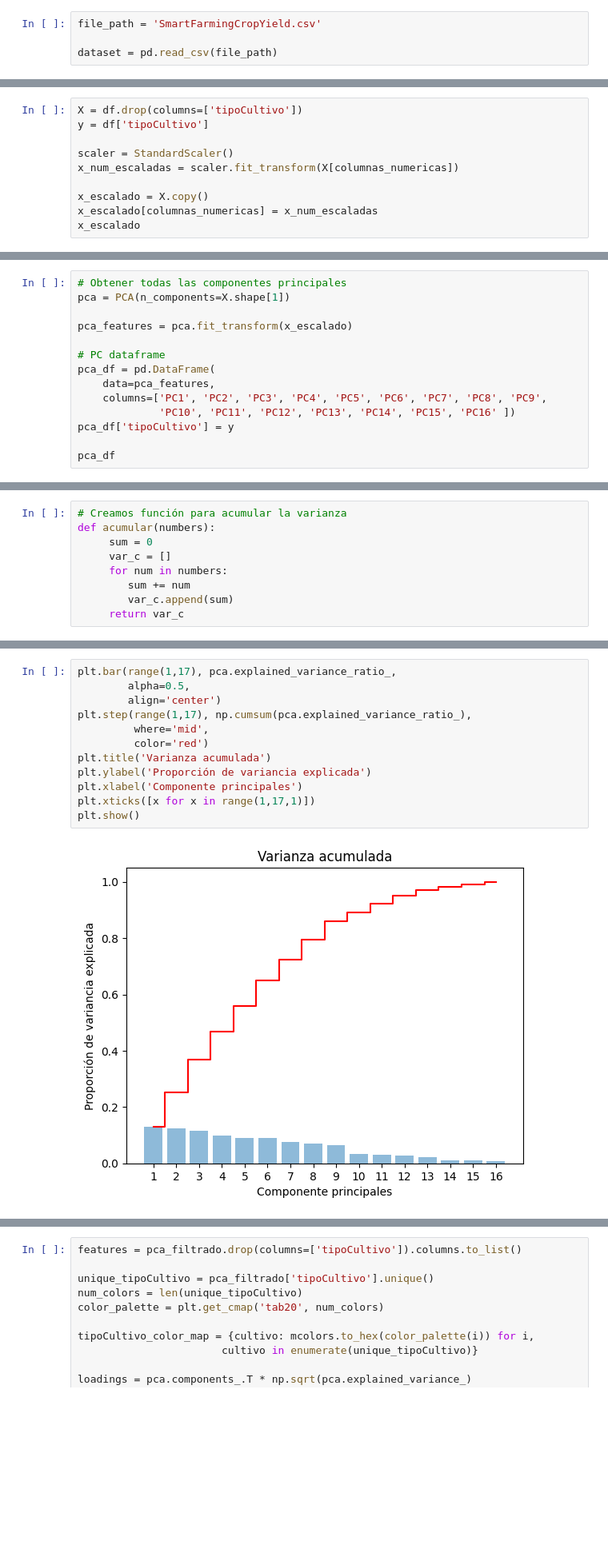
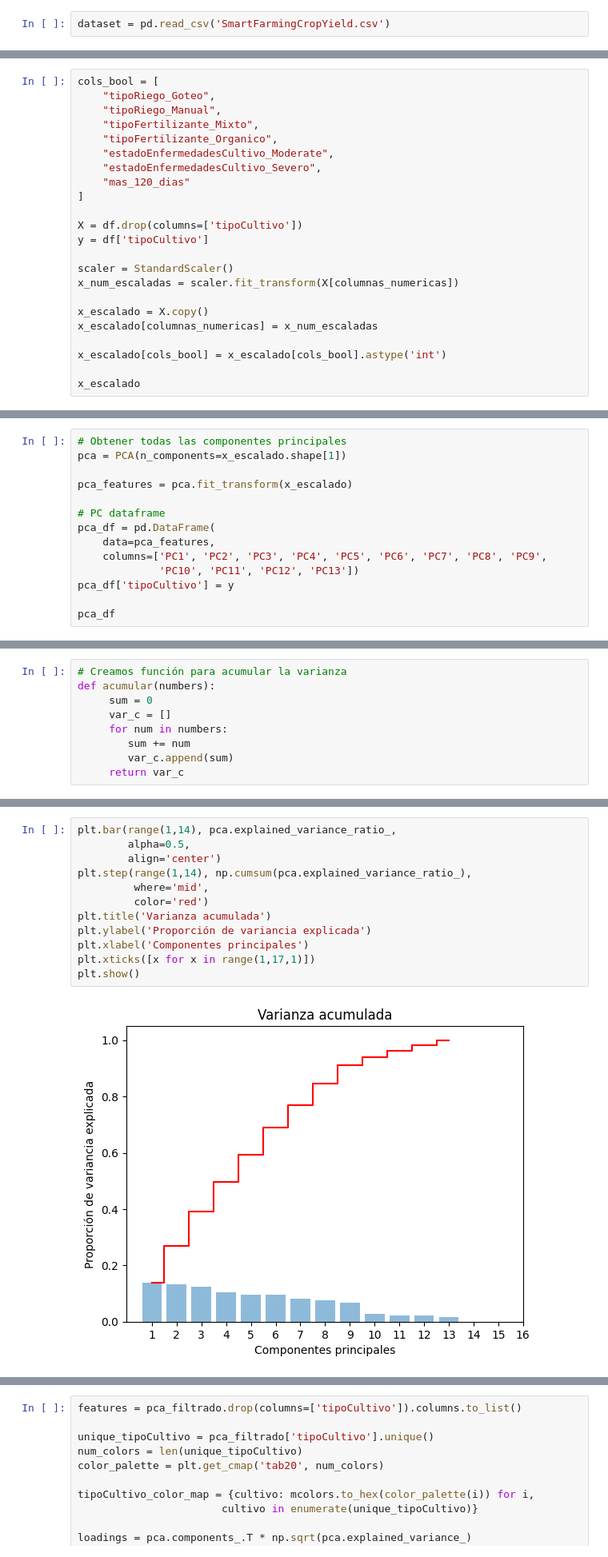
Before and after one commit to juanachies/TP1_Mineria, a Jupyter notebook: tp.ipynb, the cells around one changed output, grey strips where cells are left out. Shown at 80% size. Saved outputs shown, nothing was run; the diff lists cells and outputs as text; blank space fills up the shorter version.

```diff
--- a/tp.ipynb
+++ b/tp.ipynb
@@ -22,9 +24,7 @@ from scipy.cluster.hierarchy import dendrogram, linkage
 
 from scipy.spatial.distance import cdist
 # %%
-file_path = 'SmartFarmingCropYield.csv'
-
-dataset = pd.read_csv(file_path)
+dataset = pd.read_csv('SmartFarmingCropYield.csv')
 # %% [markdown]
 # Análisis exploratorio de datos (EDA)
 # %%
@@ -223,6 +183,16 @@ df
 # %% [markdown]
 **Normalización de las variables**
 # %%
+cols_bool = [
+    "tipoRiego_Goteo",
+    "tipoRiego_Manual",
+    "tipoFertilizante_Mixto",
+    "tipoFertilizante_Organico",
+    "estadoEnfermedadesCultivo_Moderate",
+    "estadoEnfermedadesCultivo_Severo",
+    "mas_120_dias"
+]
+
 X = df.drop(columns=['tipoCultivo'])
 y = df['tipoCultivo']
 
@@ -231,6 +201,9 @@ x_num_escaladas = scaler.fit_transform(X[columnas_numericas])
 
 x_escalado = X.copy()
 x_escalado[columnas_numericas] = x_num_escaladas
+
+x_escalado[cols_bool] = x_escalado[cols_bool].astype('int')
+
 x_escalado
 # %% [output]
 |  | humedadSuelo(%) | pHSuelo | temperatura(°C) | precipitacion(mm) | humedad(%) | horasLuzSolar | mlPesticida | ... |
@@ -250,7 +223,7 @@ x_escalado
 # PCA
 # %%
 # Obtener todas las componentes principales
-pca = PCA(n_components=X.shape[1])
+pca = PCA(n_components=x_escalado.shape[1])
 
 pca_features = pca.fit_transform(x_escalado)
 
@@ -258,7 +231,7 @@ pca_features = pca.fit_transform(x_escalado)
 pca_df = pd.DataFrame(
     data=pca_features,
     columns=['PC1', 'PC2', 'PC3', 'PC4', 'PC5', 'PC6', 'PC7', 'PC8', 'PC9',
-             'PC10', 'PC11', 'PC12', 'PC13', 'PC14', 'PC15', 'PC16' ])
+             'PC10', 'PC11', 'PC12', 'PC13'])
 pca_df['tipoCultivo'] = y
 
 pca_df
@@ -334,15 +272,15 @@ pca_rtd
 # %%
-plt.bar(range(1,17), pca.explained_variance_ratio_,
+plt.bar(range(1,14), pca.explained_variance_ratio_,
         alpha=0.5,
         align='center')
-plt.step(range(1,17), np.cumsum(pca.explained_variance_ratio_),
+plt.step(range(1,14), np.cumsum(pca.explained_variance_ratio_),
          where='mid',
          color='red')
 plt.title('Varianza acumulada')
 plt.ylabel('Proporción de variancia explicada')
-plt.xlabel('Componente principales')
+plt.xlabel('Componentes principales')
 plt.xticks([x for x in range(1,17,1)])
 plt.show()
 # %% [output]
-[figure, old version]
+[figure, new version]
 # %%
```
Also changed, not shown: parts of 37 cells of this notebook.
